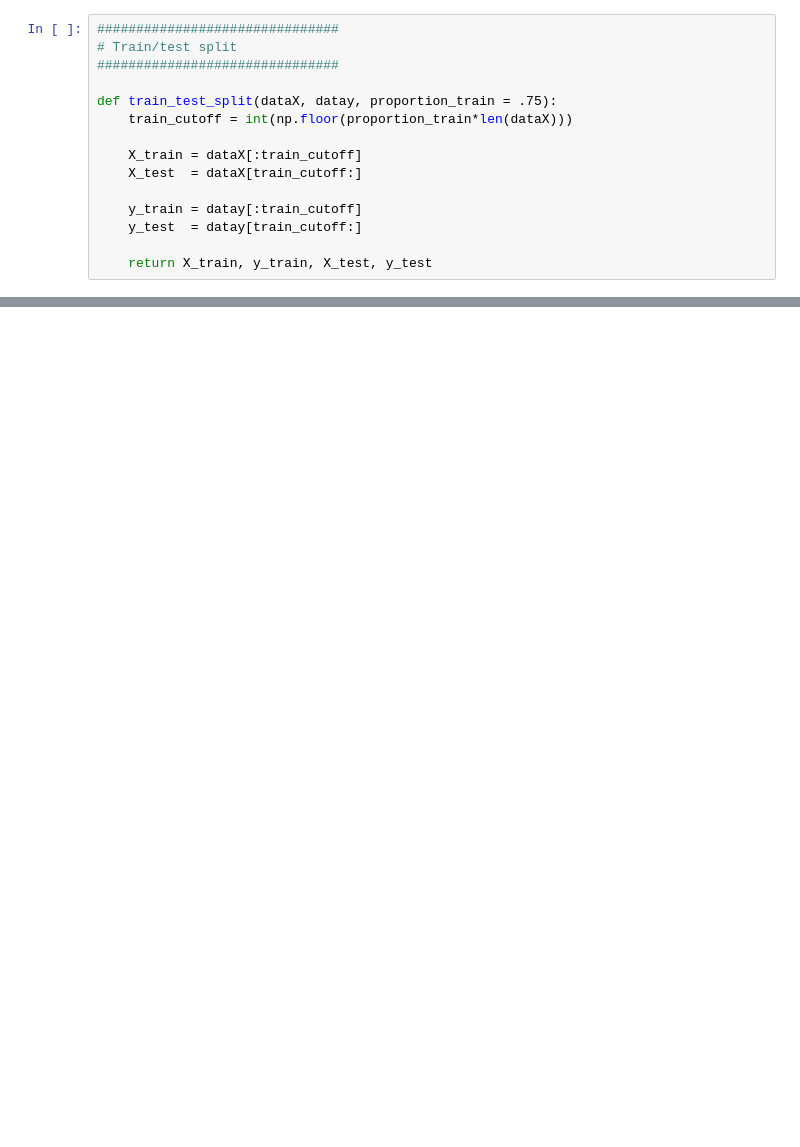
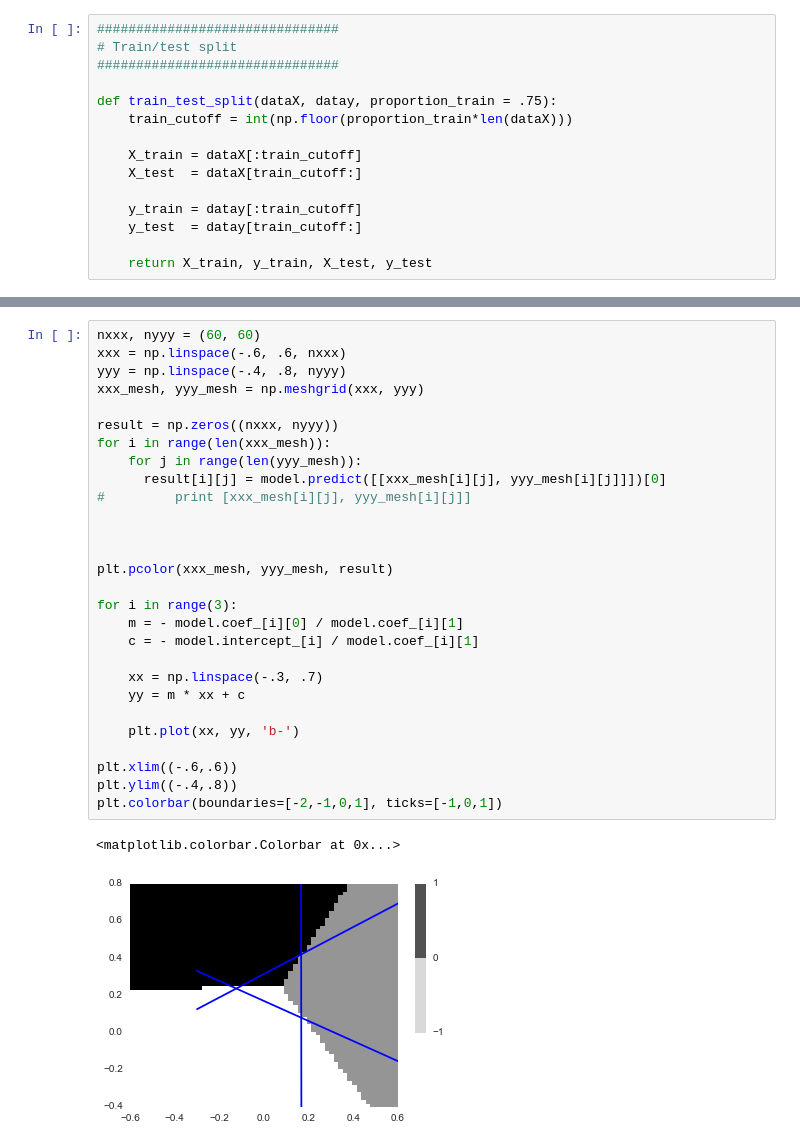
Before and after one commit to sidazhou/ipython_notes, a Jupyter notebook: notes_ml.ipynb, the cells around one changed output, grey strips where cells are left out. Drawn from its saved outputs; the diff is of its cells as text; blank space fills up the shorter version.

```diff
--- a/notes_ml.ipynb
+++ b/notes_ml.ipynb
@@ -32,0 +221,31 @@ import
+# %%
+nxxx, nyyy = (60, 60)
+xxx = np.linspace(-.6, .6, nxxx)
+yyy = np.linspace(-.4, .8, nyyy)
+xxx_mesh, yyy_mesh = np.meshgrid(xxx, yyy)
+
+result = np.zeros((nxxx, nyyy))
+for i in range(len(xxx_mesh)):
+    for j in range(len(yyy_mesh)):
+      result[i][j] = model.predict([[xxx_mesh[i][j], yyy_mesh[i][j]]])[0]
+#         print [xxx_mesh[i][j], yyy_mesh[i][j]]
+
+
+
+plt.pcolor(xxx_mesh, yyy_mesh, result)
+
+for i in range(3):
+    m = - model.coef_[i][0] / model.coef_[i][1]
+    c = - model.intercept_[i] / model.coef_[i][1]
+
+    xx = np.linspace(-.3, .7)
+    yy = m * xx + c
+
+    plt.plot(xx, yy, 'b-')
+
+plt.xlim((-.6,.6))
+plt.ylim((-.4,.8))
+plt.colorbar(boundaries=[-2,-1,0,1], ticks=[-1,0,1])
+# %% [output]
+<matplotlib.colorbar.Colorbar at 0x...>
+[figure, added]
```
Also changed, not shown: parts of 11 cells of this notebook, 1 other file.
